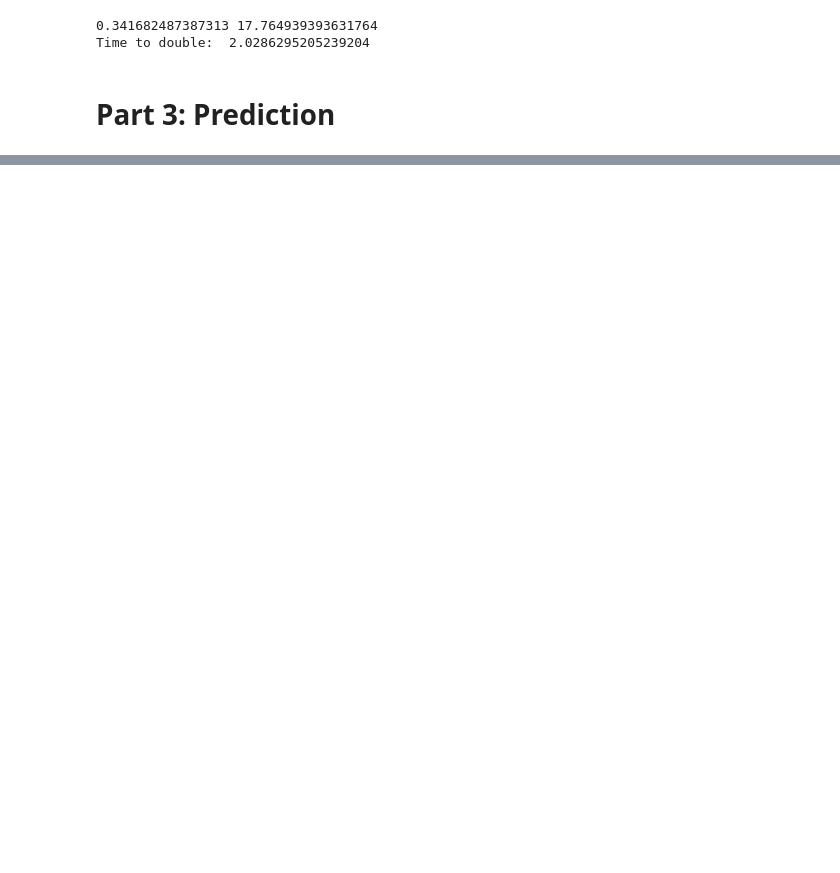
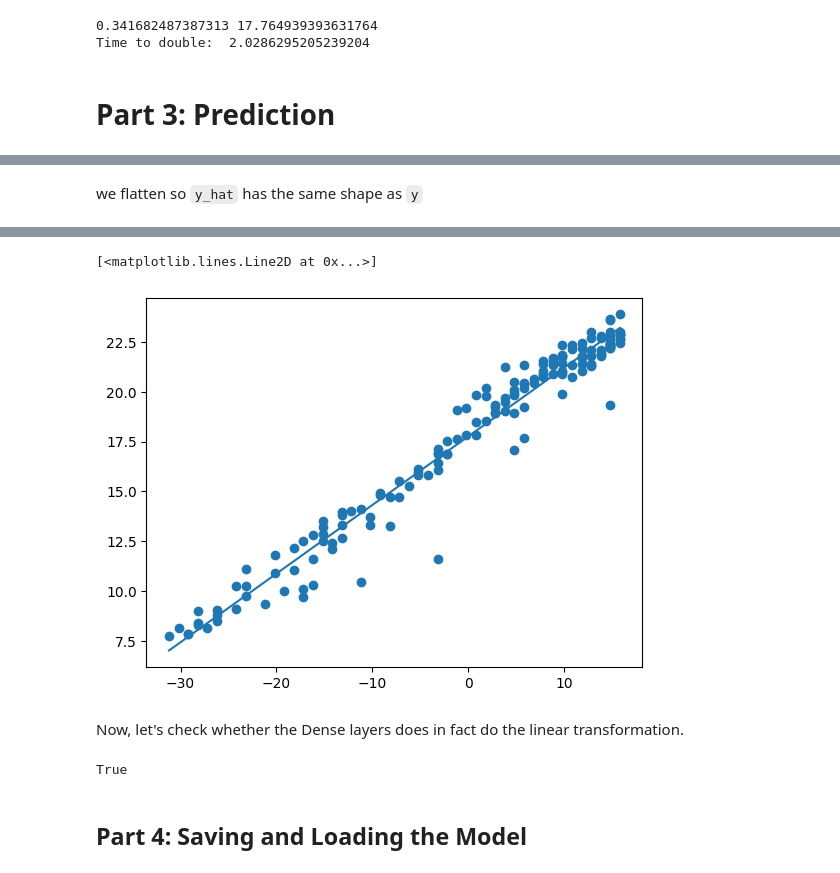
Before and after one commit to boemer00/deep_learning, a Jupyter notebook: TF2_0_moores_law.ipynb, the cells around one changed output, grey strips where cells are left out. Drawn from its saved outputs; the diff is of its cells as text; code cells hidden in the pictures; blank space fills up the shorter version.

```diff
--- a/TF2_0_moores_law.ipynb
+++ b/TF2_0_moores_law.ipynb
@@ -258,0 +267,8 @@ Time to double:  2.0286295205239204
+# %% [markdown]
+we flatten so `y_hat` has the same shape as `y`
+# %%
+# Make sure the line fits our data
+y_hat = model.predict(X).flatten()
+plt.scatter(X, y)
+plt.plot(X, y_hat)
+# %% [output]
@@ -258,0 +276,22 @@ Time to double:  2.0286295205239204
+[<matplotlib.lines.Line2D at 0x...>]
+[figure, added]
+# %% [markdown]
+Now, let's check whether the Dense layers does in fact do the linear transformation.
+# %%
+# Manual calculation
+
+# Get the weights
+w, b = model.layers[0].get_weights()
+
+# Reshape X because we flattened it again earlier
+X = X.reshape(-1, 1)
+
+# (N x 1) x (1 x 1) + (1) --> (N x 1)
+y_hat2 = (X.dot(w) + b).flatten()
+
+# Don't use == for floating points
+np.allclose(y_hat, y_hat2)
+# %% [output]
+True
+# %% [markdown]
+## Part 4: Saving and Loading the Model
```
Also changed, not shown: parts of 11 cells of this notebook.
